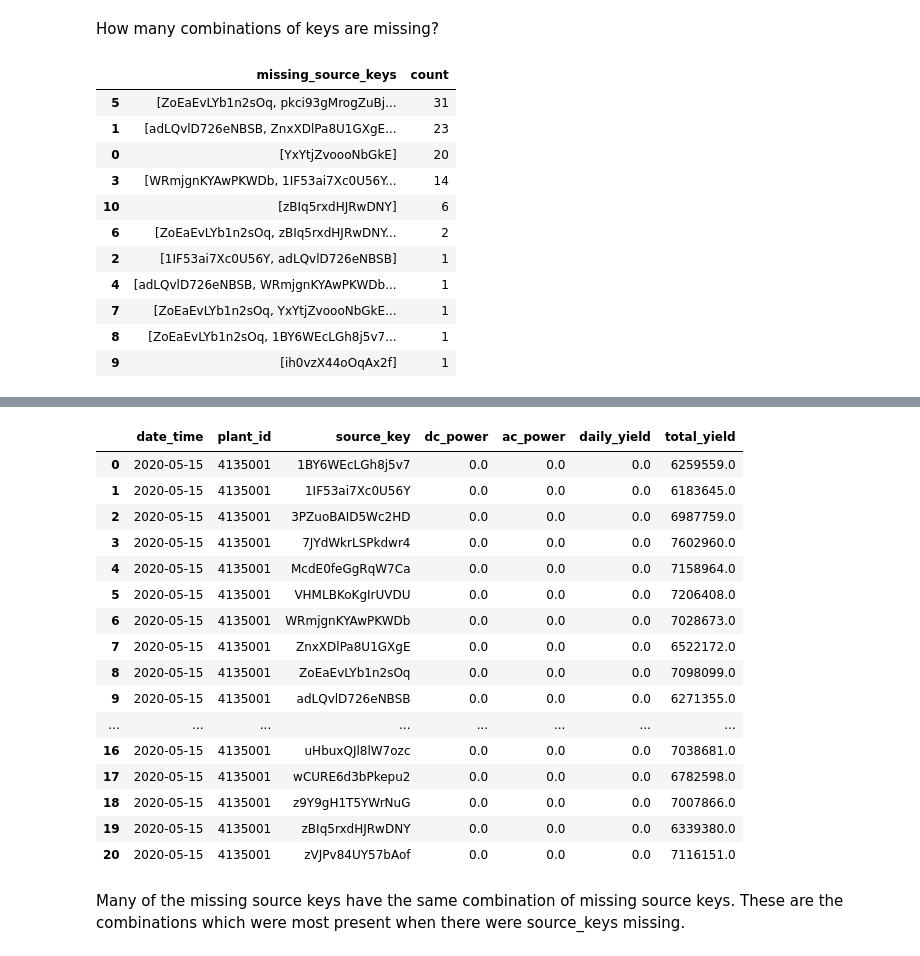
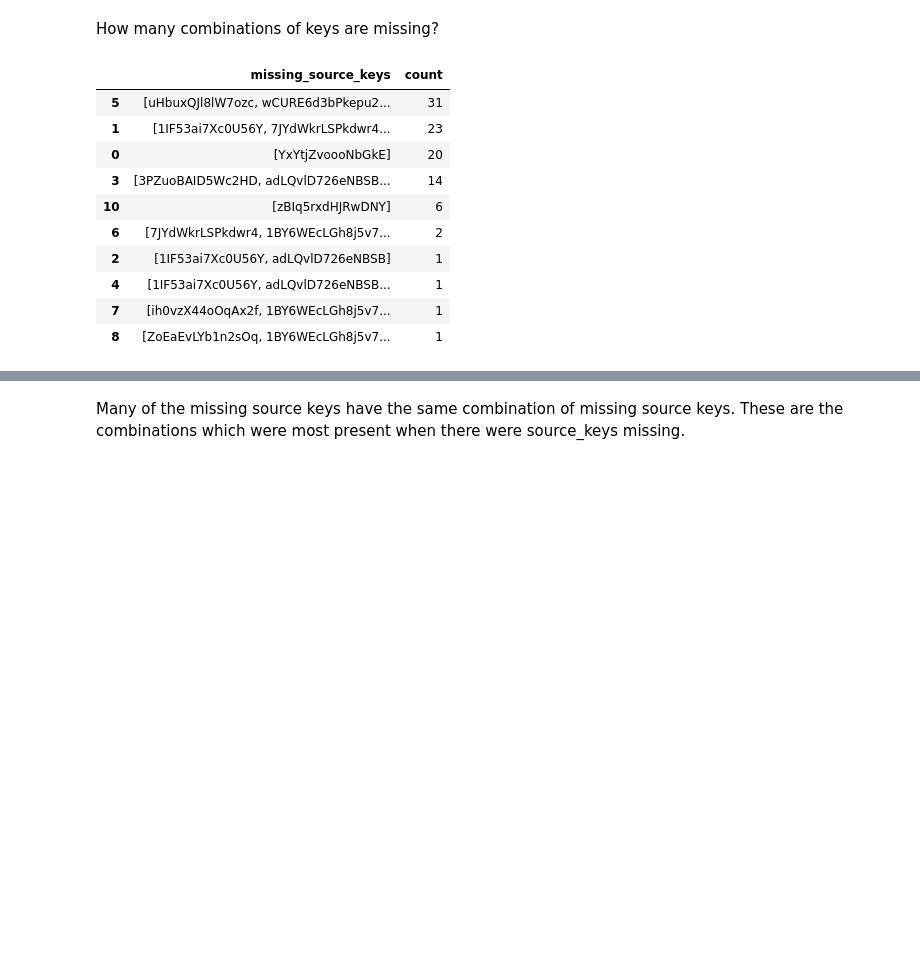
Before and after one commit to Data-Frank/May-2025-Solar-Power-Generation-Data-Analysis-Using-Python, a Jupyter notebook: Jupyter_Notebook.ipynb, the cells around one changed output, grey strips where cells are left out. Drawn from its saved outputs; the diff is of its cells as text; code cells hidden in the pictures; blank space fills up the shorter version.

```diff
--- a/Jupyter_Notebook.ipynb
+++ b/Jupyter_Notebook.ipynb
@@ -423,49 +422,44 @@ How many combinations of keys are missing?
 # %%
 from collections import Counter
 
-# Step 1: Get all unique source_keys (should be 22)
+#Get all unique source_keys (should be 22)
 all_source_keys = set(p1_gen['source_key'].unique())
 
-# Step 2: Count number of source_keys per date_time
+#Count number of source_keys per date_time
 source_key_counts = p1_gen.groupby('date_time')['source_key'].nunique().reset_index()
 source_key_counts = source_key_counts.rename(columns={'source_key': 'source_key_count'})
 
-# Step 3: Find date_times where source_keys are missing
+#Find date_times where source_keys are missing
 missing_source_keys_dt = source_key_counts[source_key_counts['source_key_count'] < 22]['date_time']
 
-# Step 4: For each missing date_time, find the missing source_keys
+#For each missing date_time, find the missing source_keys
 missing_records = {}
 
 for dt in missing_source_keys_dt:
     present_keys = set(p1_gen[p1_gen['date_time'] == dt]['source_key'].unique())
     missing_keys = all_source_keys - present_keys
     missing_records[dt] = frozenset(missing_keys)  # frozenset so it can be used as a dictionary key
 
-# Count how often each missing combination happens
+#Count how often each missing combination happens
 combination_counts = Counter(missing_records.values())
 
 # Make a readable table
 combination_p1_gen = pd.DataFrame([
     {'missing_source_keys': list(keys), 'count': count}
     for keys, count in combination_counts.items()
 ]).sort_values('count', ascending=False)
 
 # Display
-pd.set_option('display.max_rows', 100)
-display(combination_p1_gen.head(100))
-display(missing_records)
-display(p1_gen[p1_gen['date_time'] == "2020-05-15 00:00:00"])
-pd.set_option('display.max_rows', 10)
+display(combination_p1_gen.head(10))
 # %% [output]
 |  | missing_source_keys | count |
-| 5 | [ZoEaEvLYb1n2sOq, pkci93gMrogZuBj... | 31 |
-| 1 | [adLQvlD726eNBSB, ZnxXDlPa8U1GXgE... | 23 |
+| 5 | [uHbuxQJl8lW7ozc, wCURE6d3bPkepu2... | 31 |
+| 1 | [1IF53ai7Xc0U56Y, 7JYdWkrLSPkdwr4... | 23 |
 | 0 | [YxYtjZvoooNbGkE] | 20 |
-| 3 | [WRmjgnKYAwPKWDb, 1IF53ai7Xc0U56Y... | 14 |
+| 3 | [3PZuoBAID5Wc2HD, adLQvlD726eNBSB... | 14 |
 | 10 | [zBIq5rxdHJRwDNY] | 6 |
-| 6 | [ZoEaEvLYb1n2sOq, zBIq5rxdHJRwDNY... | 2 |
+| 6 | [7JYdWkrLSPkdwr4, 1BY6WEcLGh8j5v7... | 2 |
 | 2 | [1IF53ai7Xc0U56Y, adLQvlD726eNBSB] | 1 |
-| 4 | [adLQvlD726eNBSB, WRmjgnKYAwPKWDb... | 1 |
-| 7 | [ZoEaEvLYb1n2sOq, YxYtjZvoooNbGkE... | 1 |
+| 4 | [1IF53ai7Xc0U56Y, adLQvlD726eNBSB... | 1 |
+| 7 | [ih0vzX44oOqAx2f, 1BY6WEcLGh8j5v7... | 1 |
 | 8 | [ZoEaEvLYb1n2sOq, 1BY6WEcLGh8j5v7... | 1 |
-| 9 | [ih0vzX44oOqAx2f] | 1 |
@@ -489,20 +466,3 @@ pd.set_option('display.max_rows', 10)
-|  | date_time | plant_id | source_key | dc_power | ac_power | daily_yield | total_yield |
-| 0 | 2020-05-15 | 4135001 | 1BY6WEcLGh8j5v7 | 0.0 | 0.0 | 0.0 | 6259559.0 |
-| 1 | 2020-05-15 | 4135001 | 1IF53ai7Xc0U56Y | 0.0 | 0.0 | 0.0 | 6183645.0 |
-| 2 | 2020-05-15 | 4135001 | 3PZuoBAID5Wc2HD | 0.0 | 0.0 | 0.0 | 6987759.0 |
-| 3 | 2020-05-15 | 4135001 | 7JYdWkrLSPkdwr4 | 0.0 | 0.0 | 0.0 | 7602960.0 |
-| 4 | 2020-05-15 | 4135001 | McdE0feGgRqW7Ca | 0.0 | 0.0 | 0.0 | 7158964.0 |
-| 5 | 2020-05-15 | 4135001 | VHMLBKoKgIrUVDU | 0.0 | 0.0 | 0.0 | 7206408.0 |
-| 6 | 2020-05-15 | 4135001 | WRmjgnKYAwPKWDb | 0.0 | 0.0 | 0.0 | 7028673.0 |
-| 7 | 2020-05-15 | 4135001 | ZnxXDlPa8U1GXgE | 0.0 | 0.0 | 0.0 | 6522172.0 |
-| 8 | 2020-05-15 | 4135001 | ZoEaEvLYb1n2sOq | 0.0 | 0.0 | 0.0 | 7098099.0 |
-| 9 | 2020-05-15 | 4135001 | adLQvlD726eNBSB | 0.0 | 0.0 | 0.0 | 6271355.0 |
-| ... | ... | ... | ... | ... | ... | ... | ... |
-| 16 | 2020-05-15 | 4135001 | uHbuxQJl8lW7ozc | 0.0 | 0.0 | 0.0 | 7038681.0 |
-| 17 | 2020-05-15 | 4135001 | wCURE6d3bPkepu2 | 0.0 | 0.0 | 0.0 | 6782598.0 |
-| 18 | 2020-05-15 | 4135001 | z9Y9gH1T5YWrNuG | 0.0 | 0.0 | 0.0 | 7007866.0 |
-| 19 | 2020-05-15 | 4135001 | zBIq5rxdHJRwDNY | 0.0 | 0.0 | 0.0 | 6339380.0 |
-| 20 | 2020-05-15 | 4135001 | zVJPv84UY57bAof | 0.0 | 0.0 | 0.0 | 7116151.0 |
 # %% [markdown]
 Many of the missing source keys have the same combination of missing source keys. These are the combinations which were most present when there were source_keys missing.
 # %%
```
Also changed, not shown: parts of 9 cells of this notebook.
